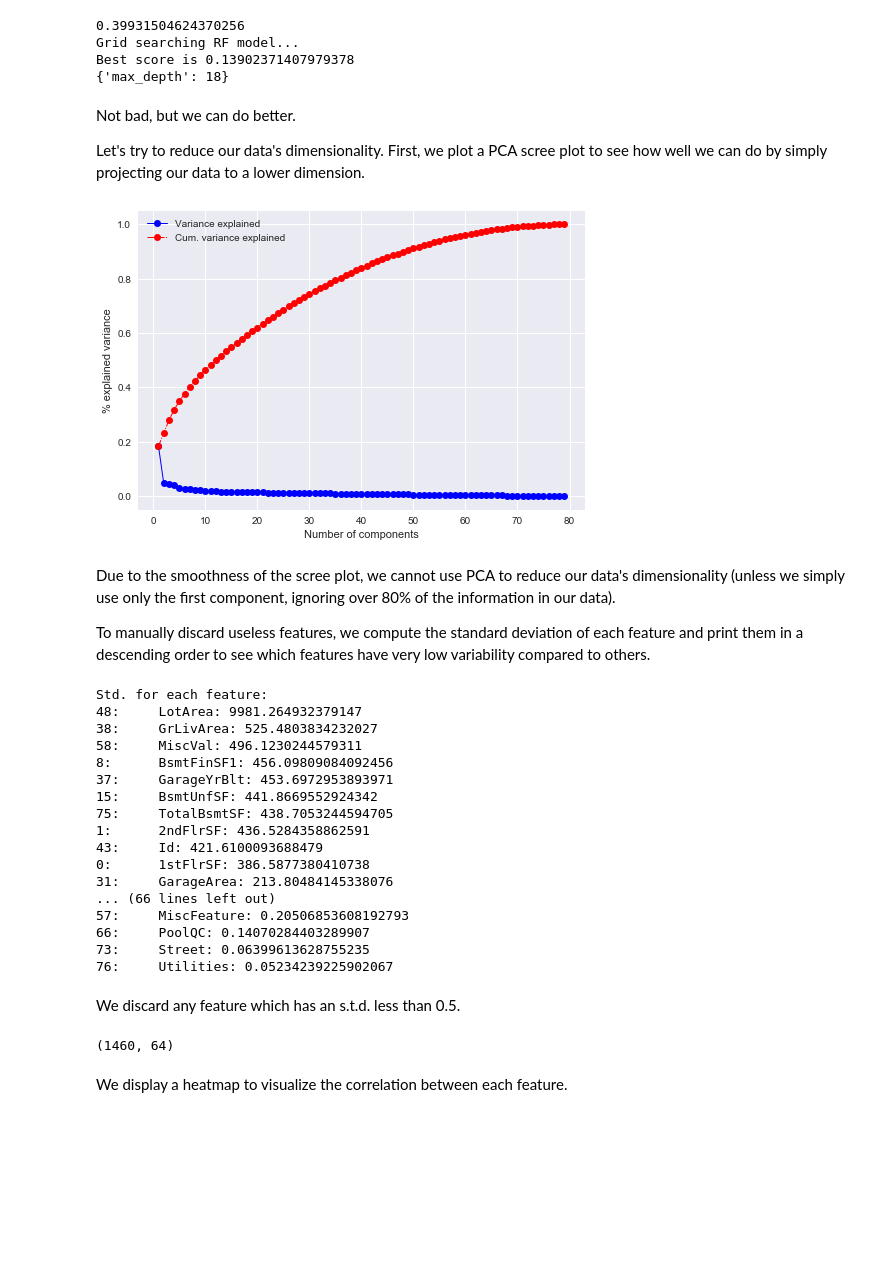
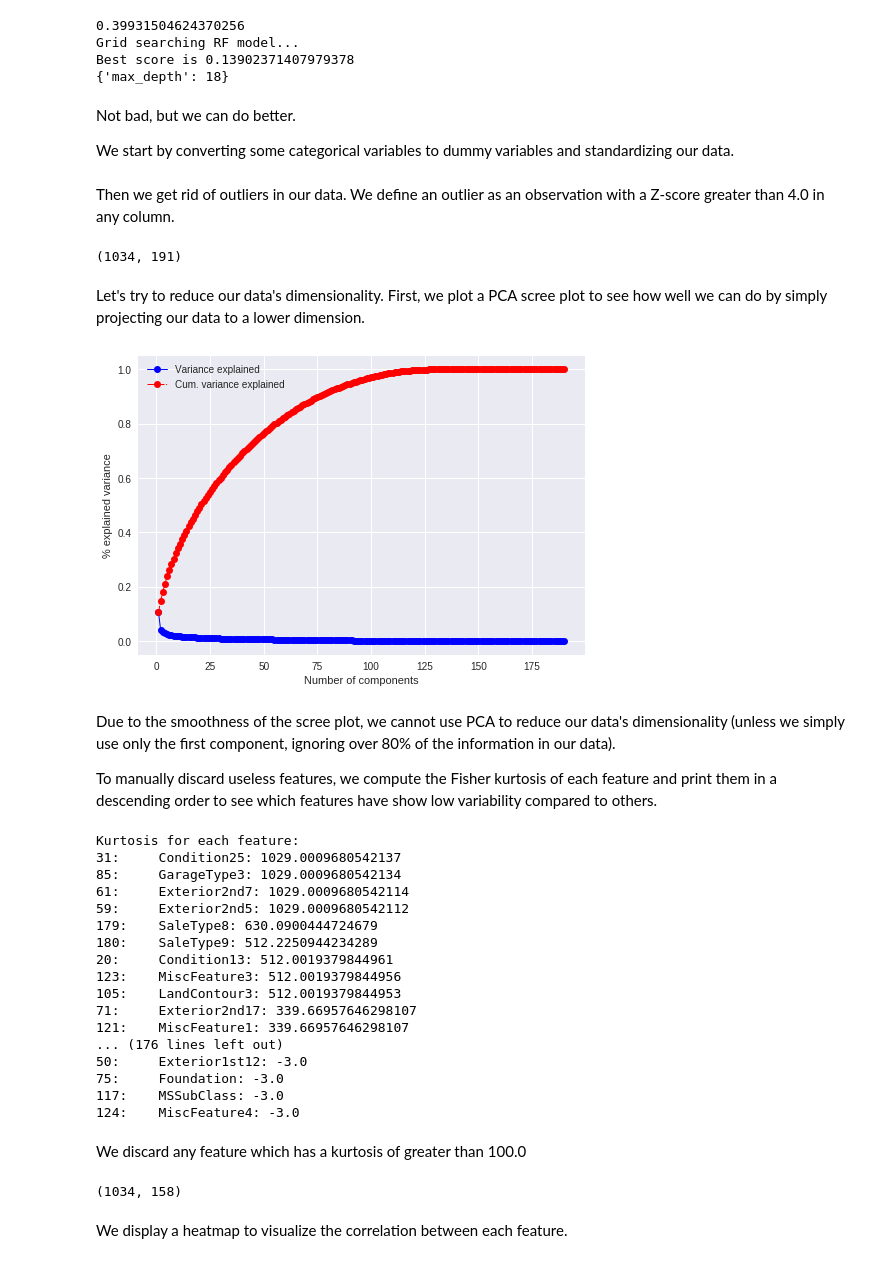
Before and after one commit to MMAesawy/Kaggle-Housing, a Jupyter notebook: analysis.ipynb, the cells around one changed output. Drawn from its saved outputs; the diff is of its cells as text; code cells hidden in the pictures; blank space fills up the shorter version.

Commit message:
Implemented categorical dummy variables. Unfinished documentation.

```diff
--- a/analysis.ipynb
+++ b/analysis.ipynb
@@ -123,7 +129,7 @@ while i < len(disc_feature):
     fig, axs = plt.subplots(nrows = 2,
                             ncols= 5,
                             sharey = 'row',
-                            figsize = (12, 4))
+                            figsize = (10, 4))
     axs = axs.flatten()
     for ax in axs:
         if i >= len(disc_feature): break
@@ -142,3 +148,4 @@ while i < len(disc_feature):
 
     fig.tight_layout()
     fig.show()
+plt.show()
@@ -184,3 +184,7 @@ print(rf_gs.best_params_)
 Grid searching RF model...
 Best score is 0.13902371407979378
 {'max_depth': 18}
+# %% [markdown]
+Not bad, but we can do better.
+
+We start by converting some categorical variables to dummy variables and standardizing our data.
@@ -187,63 +231,80 @@ Best score is 0.13902371407979378
+# %% [markdown]
+Then we get rid of outliers in our data. We define an outlier as an observation with a Z-score greater than 4.0 in any column.
+# %%
+drop_indices = []
+js = []
+for i in range(df_train.shape[0]):
+    for j in range(df_train.shape[1]):
+        if math.fabs(df_train.iloc[i,j]) > 5.0\
+                and df_train.columns[j] != 'SalePrice'\
+                and df_train.columns[j] not in cat_variables:
+            drop_indices.append(i)
+            break
+df_train.drop(drop_indices, axis = 0, inplace = True)
+print(df_train.shape)
+# %% [output]
+(1034, 191)
 # %% [markdown]
-<p>Not bad, but we can do better.</p>
+
 
 <p>Let's try to reduce our data's dimensionality. First, we plot a PCA scree plot to see how well we can do by simply projecting our data to a lower dimension.</p>
 # %%
+X_train = df_train[[x for x in df_train.columns if x != 'SalePrice']].values
 pca = PCA(random_state = random_seed)
 pca.fit(X_train)
 
 plt.plot(range(1, X_train.shape[1] + 1),
          pca.explained_variance_ratio_,
          lw=1, color='blue',
          label='Variance explained',
          marker = 'o')
 plt.plot(range(1, X_train.shape[1] + 1),
          np.cumsum(pca.explained_variance_ratio_),
          lw=1, color='red',
          ls='-.', marker = 'o',
          label='Cum. variance explained')
 plt.xlabel('Number of components')
 plt.ylabel('% explained variance')
 plt.legend(loc = 'upper left')
 plt.show()
 # %% [output]
-[figure, old version]
+[figure, new version]
 # %% [markdown]
 <p>Due to the smoothness of the scree plot, we cannot use PCA to reduce our data's dimensionality (unless we simply use only the first component, ignoring over 80% of the information in our data).</p>
 
-<p>To manually discard useless features, we compute the standard deviation of each feature and print them in a descending order to see which features have very low variability compared to others.</p>
+<p>To manually discard useless features, we compute the Fisher kurtosis of each feature and print them in a descending order to see which features have show low variability compared to others.</p>
 # %%
-print("Std. for each feature: ")
-stds = [(c, df_train.columns[c], df_train.iloc[:, c].std()) for c in range(df_train.shape[1])]
-stds.sort(key = lambda x: x[2], reverse = True)
-for s in stds:
+print("Kurtosis for each feature: ")
+kurts = [(c, df_train.columns[c], stats.kurtosis(df_train.iloc[:, c])) for c in range(df_train.shape[1])]
+kurts.sort(key = lambda x: x[2], reverse = True)
+for s in kurts:
     print(f'{s[0]}:\t{s[1]}: {s[2]}')
 # %% [output]
-Std. for each feature:
-48:     LotArea: 9981.264932379147
-38:     GrLivArea: 525.4803834232027
-58:     MiscVal: 496.1230244579311
-8:      BsmtFinSF1: 456.09809084092456
-37:     GarageYrBlt: 453.6972953893971
-15:     BsmtUnfSF: 441.8669552924342
-75:     TotalBsmtSF: 438.7053244594705
-1:      2ndFlrSF: 436.5284358862591
-43:     Id: 421.6100093688479
-0:      1stFlrSF: 386.5877380410738
-31:     GarageArea: 213.80484145338076
-... (66 lines left out)
-57:     MiscFeature: 0.20506853608192793
-66:     PoolQC: 0.14070284403289907
-73:     Street: 0.06399613628755235
-76:     Utilities: 0.05234239225902067
+Kurtosis for each feature:
+31:     Condition25: 1029.0009680542137
+85:     GarageType3: 1029.0009680542134
+61:     Exterior2nd7: 1029.0009680542114
+59:     Exterior2nd5: 1029.0009680542112
+179:    SaleType8: 630.0900444724679
+180:    SaleType9: 512.2250944234289
+20:     Condition13: 512.0019379844961
+123:    MiscFeature3: 512.0019379844956
+105:    LandContour3: 512.0019379844953
+71:     Exterior2nd17: 339.66957646298107
+121:    MiscFeature1: 339.66957646298107
+... (176 lines left out)
+50:     Exterior1st12: -3.0
+75:     Foundation: -3.0
+117:    MSSubClass: -3.0
+124:    MiscFeature4: -3.0
 # %% [markdown]
-We discard any feature which has an s.t.d. less than 0.5.
+We discard any feature which has a kurtosis of greater than 100.0
 # %%
-df_train = df_train.drop([s[1] for s in stds if s[2] < 0.5 and s[1] != 'SalePrice'], axis = 1)
-df_test = df_test.drop([s[1] for s in stds if s[2] < 0.5 and s[1] != 'SalePrice'], axis = 1)
+df_train = df_train.drop([s[1] for s in kurts if s[2] > 50 and s[1] != 'SalePrice'], axis = 1)
+df_test = df_test.drop([s[1] for s in kurts if s[2] > 50 and s[1] != 'SalePrice'], axis = 1)
 print(df_train.shape)
 # %% [output]
-(1460, 64)
+(1034, 158)
 # %% [markdown]
 We display a heatmap to visualize the correlation between each feature.
 # %%
```
Also changed, not shown: parts of 18 cells of this notebook.
